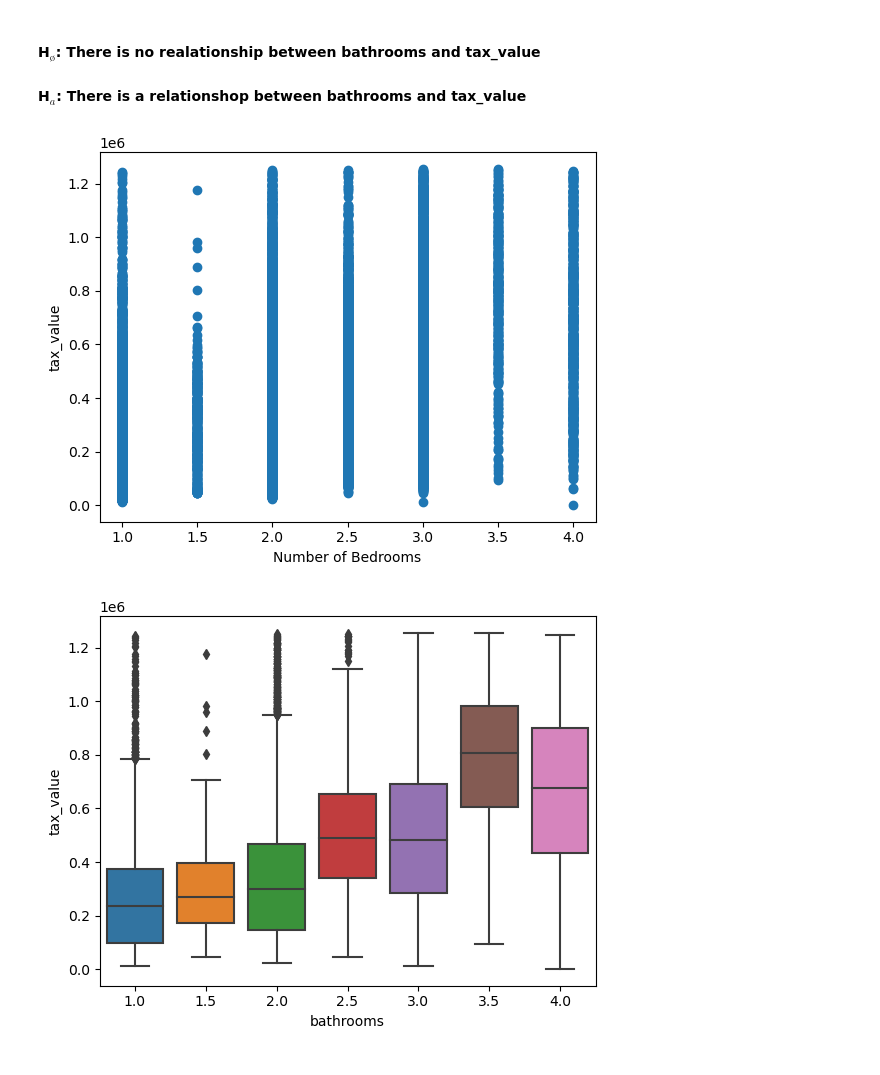
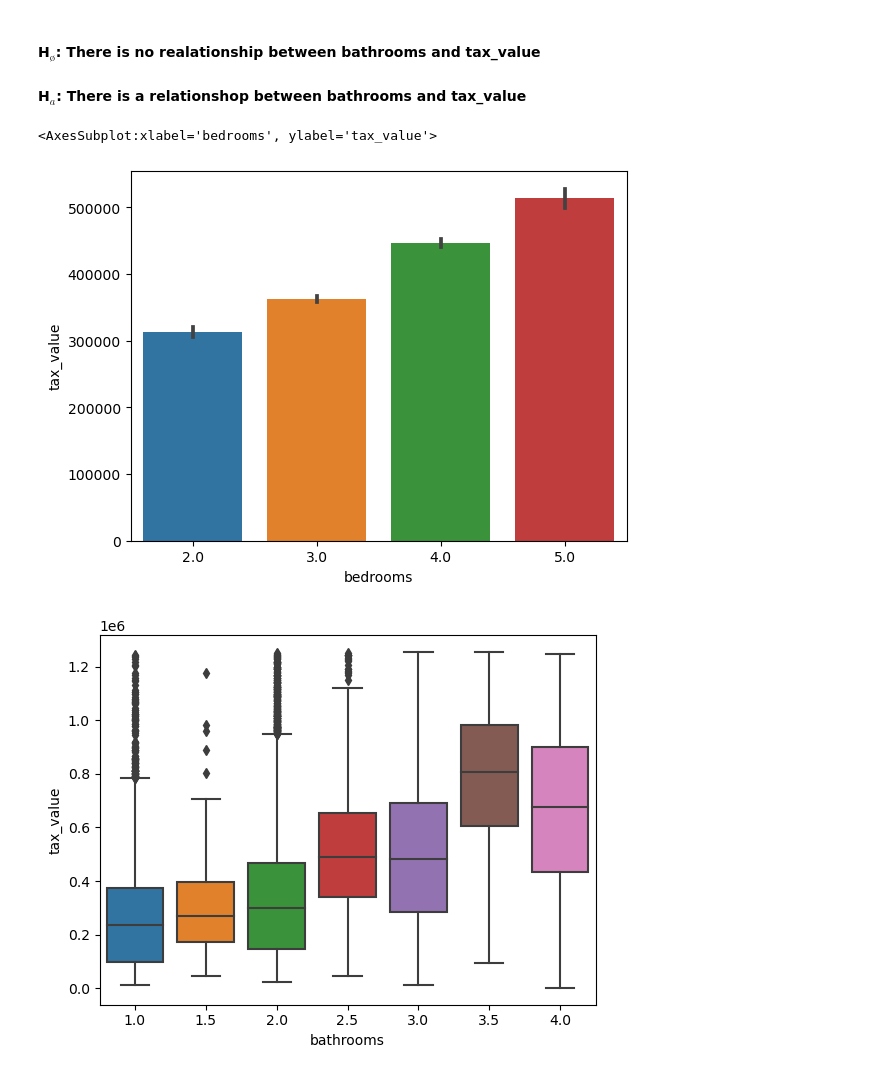
Before and after one commit to Jburch01/regression_project, a Jupyter notebook: explore.ipynb, the cells around one changed output. Saved outputs shown, nothing was run; the diff lists cells and outputs as text; code cells hidden in the pictures.

```diff
--- a/explore.ipynb
+++ b/explore.ipynb
@@ -130,12 +133,10 @@ p
 #### H$_ø$: There is no realationship between bathrooms and tax_value
 #### H$_a$: There is a relationshop between bathrooms and tax_value
 # %%
-plt.scatter(train.bathrooms, train.tax_value)
-plt.xlabel("Number of Bedrooms")
-plt.ylabel("tax_value")
-plt.show()
+sns.barplot(data=train, x='bedrooms', y='tax_value')
 # %% [output]
+<AxesSubplot:xlabel='bedrooms', ylabel='tax_value'>
-[figure, old version]
+[figure, new version]
 # %%
 sns.boxplot(data=train, x='bathrooms', y='tax_value')
 plt.show()
```
Also changed, not shown: parts of 1 cell of this notebook.
